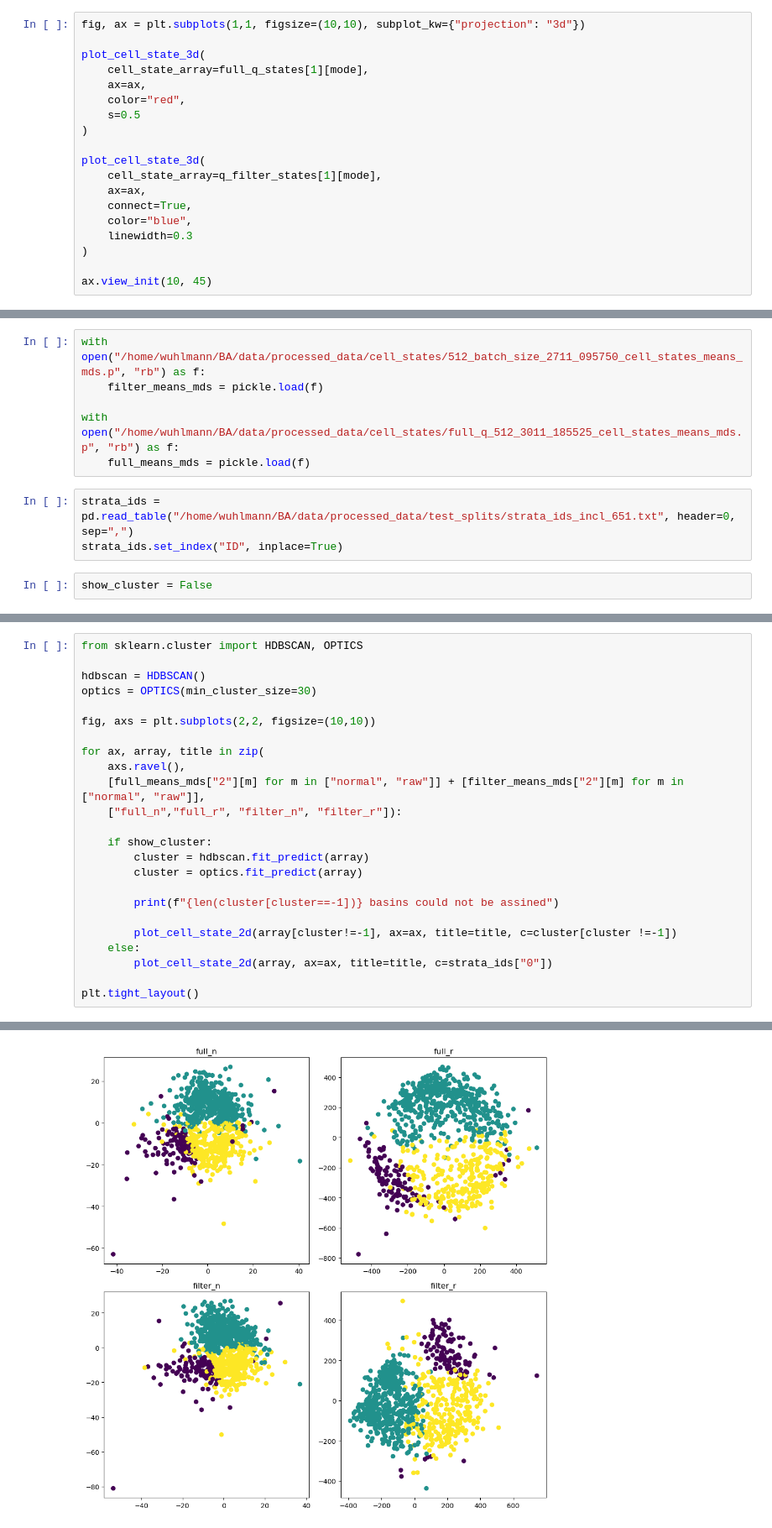
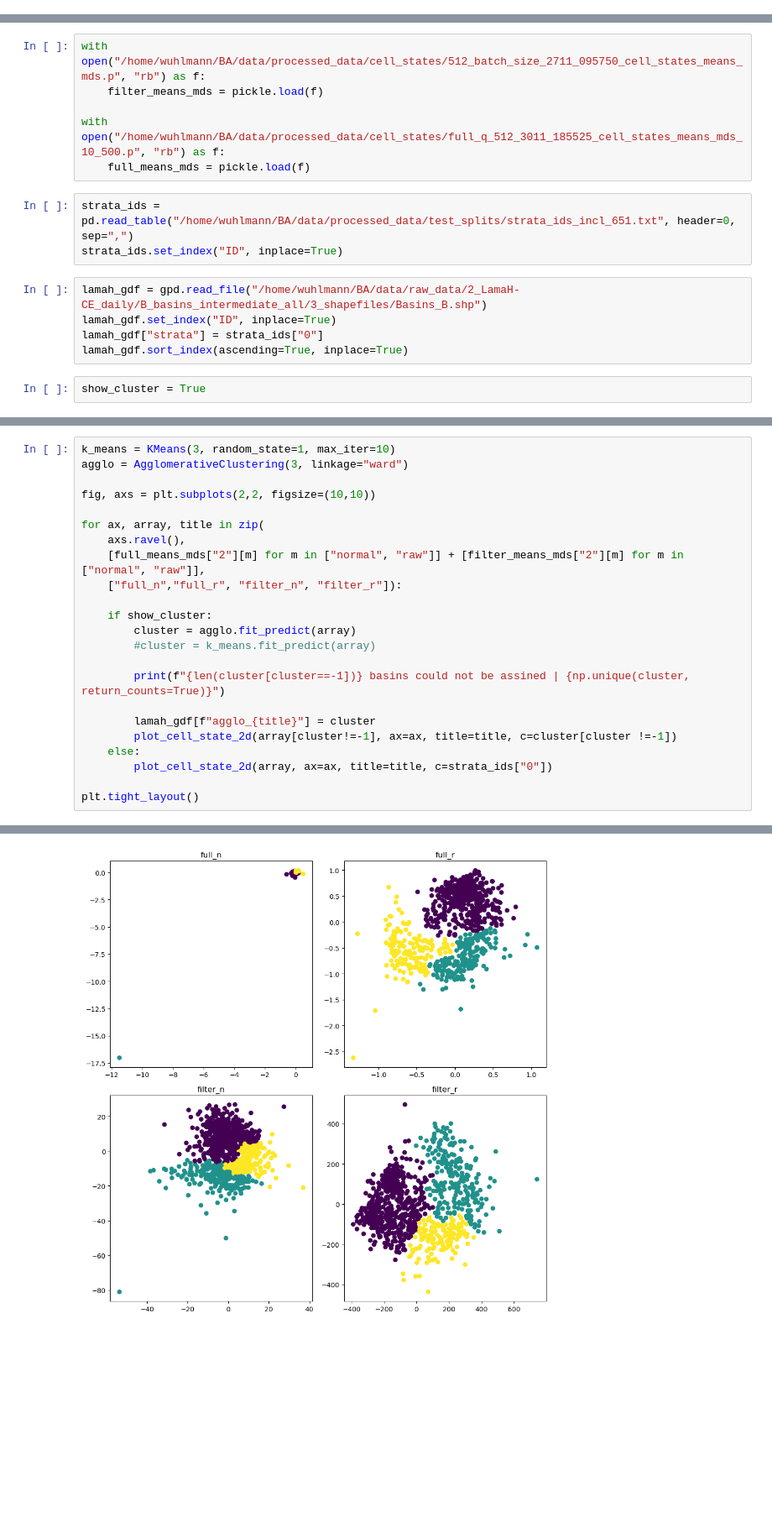
Before and after one commit to tripleUU-U/lamah-ce_lstm, a Jupyter notebook: analysis/state_analysis.ipynb, the cells around one changed output, grey strips where cells are left out. Shown at 84% size. Cells and saved outputs as stored; diff of their text form; blank space fills up the shorter version.

```diff
--- a/analysis/state_analysis.ipynb
+++ b/analysis/state_analysis.ipynb
@@ -68,19 +73,0 @@ plt.tight_layout()
-# %%
-fig, ax = plt.subplots(1,1, figsize=(10,10), subplot_kw={"projection": "3d"})
-
-plot_cell_state_3d(
-    cell_state_array=full_q_states[1][mode],
-    ax=ax,
-    color="red",
-    s=0.5
-)
-
-plot_cell_state_3d(
-    cell_state_array=q_filter_states[1][mode],
-    ax=ax,
-	connect=True,
-    color="blue",
-	linewidth=0.3
-)
-
-ax.view_init(10, 45)
@@ -90,10 +77,15 @@ ax.view_init(10, 45)
 with open("/home/wuhlmann/BA/data/processed_data/cell_states/512_batch_size_2711_095750_cell_states_means_mds.p", "rb") as f:
     filter_means_mds = pickle.load(f)
 
-with open("/home/wuhlmann/BA/data/processed_data/cell_states/full_q_512_3011_185525_cell_states_means_mds.p", "rb") as f:
+with open("/home/wuhlmann/BA/data/processed_data/cell_states/full_q_512_3011_185525_cell_states_means_mds_10_500.p", "rb") as f:
     full_means_mds = pickle.load(f)
 # %%
 strata_ids = pd.read_table("/home/wuhlmann/BA/data/processed_data/test_splits/strata_ids_incl_651.txt", header=0, sep=",")
 strata_ids.set_index("ID", inplace=True)
+# %%
+lamah_gdf = gpd.read_file("/home/wuhlmann/BA/data/raw_data/2_LamaH-CE_daily/B_basins_intermediate_all/3_shapefiles/Basins_B.shp")
+lamah_gdf.set_index("ID", inplace=True)
+lamah_gdf["strata"] = strata_ids["0"]
+lamah_gdf.sort_index(ascending=True, inplace=True)
 # %%
-show_cluster = False
+show_cluster = True
@@ -100,8 +94,6 @@ show_cluster = False
 # %%
-from sklearn.cluster import HDBSCAN, OPTICS
-
-hdbscan = HDBSCAN()
-optics = OPTICS(min_cluster_size=30)
+k_means = KMeans(3, random_state=1, max_iter=10)
+agglo = AgglomerativeClustering(3, linkage="ward")
 
 fig, axs = plt.subplots(2,2, figsize=(10,10))
 
@@ -111,11 +103,12 @@ for ax, array, title in zip(
 	["full_n","full_r", "filter_n", "filter_r"]):
 
 	if show_cluster:
-		cluster = hdbscan.fit_predict(array)
-		cluster = optics.fit_predict(array)
+		cluster = agglo.fit_predict(array)
+		#cluster = k_means.fit_predict(array)
 
-		print(f"{len(cluster[cluster==-1])} basins could not be assined")
+		print(f"{len(cluster[cluster==-1])} basins could not be assined | {np.unique(cluster, return_counts=True)}")
 
+		lamah_gdf[f"agglo_{title}"] = cluster
 		plot_cell_state_2d(array[cluster!=-1], ax=ax, title=title, c=cluster[cluster !=-1])
 	else:
 		plot_cell_state_2d(array, ax=ax, title=title, c=strata_ids["0"])
@@ -125 +122 @@ plt.tight_layout()
-[figure, old version]
+[figure, new version]
```
Also changed, not shown: parts of 22 cells of this notebook, 2 other files.
